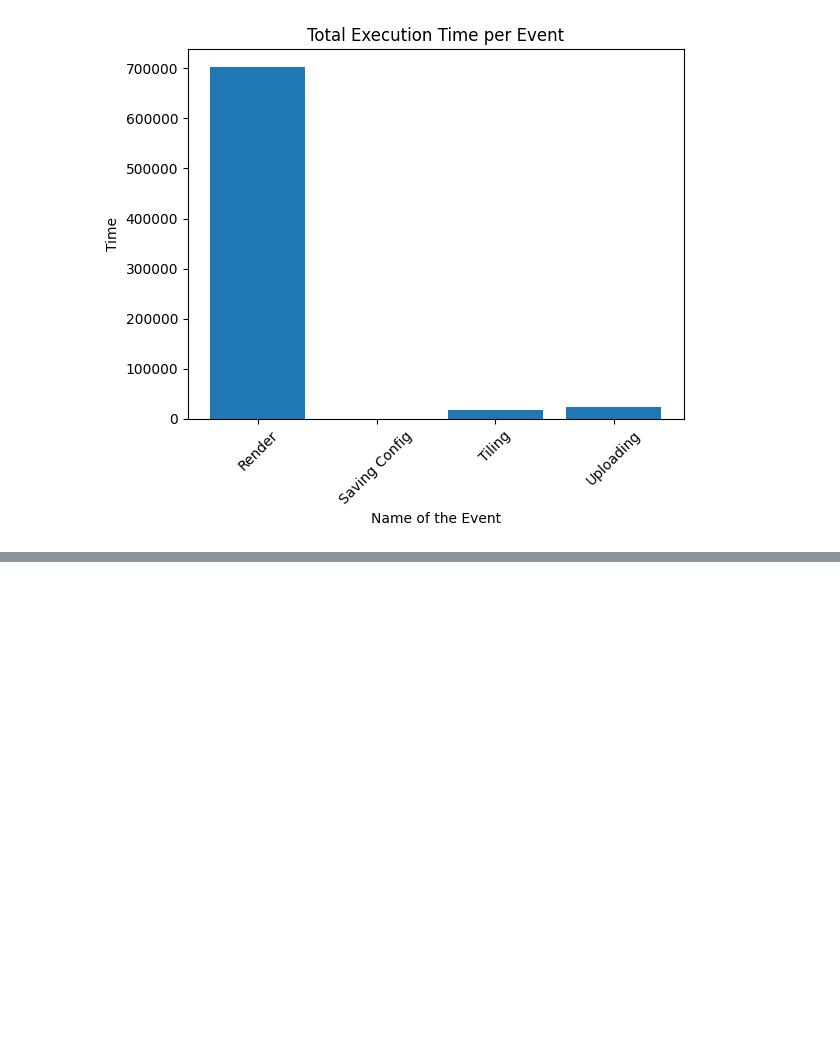
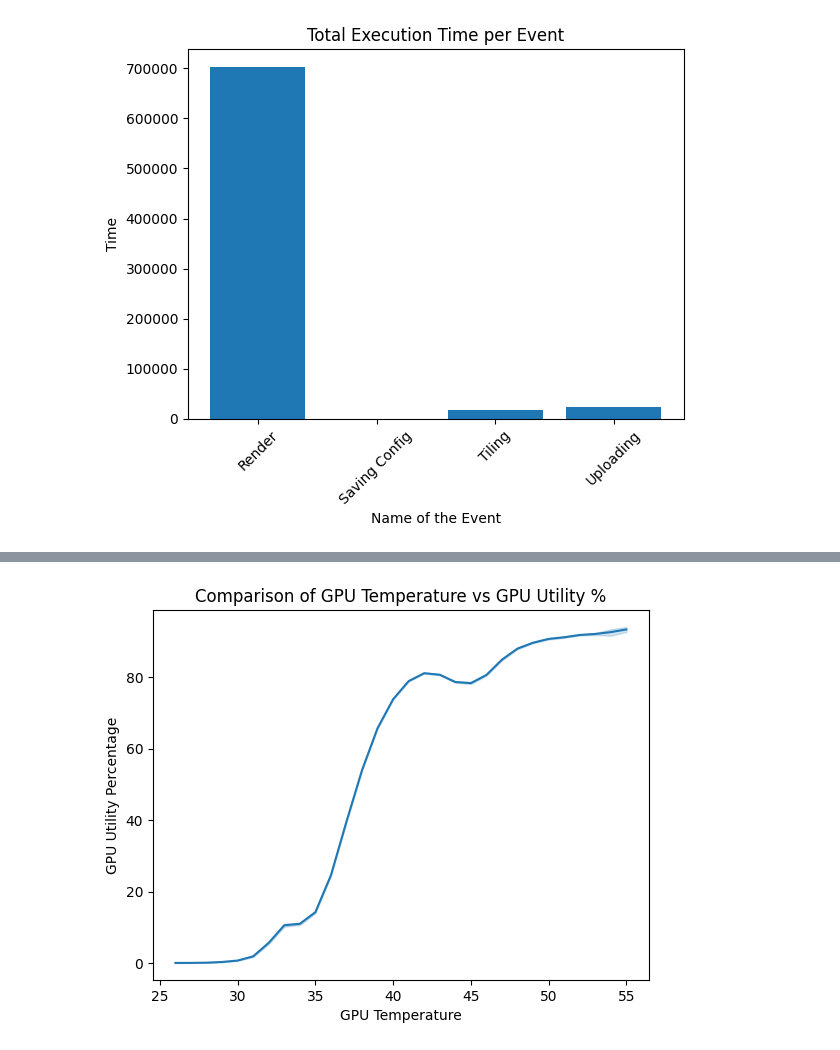
Before and after one commit to Siddhesh7007/220554837_Resit_Cloud_Computing, a Jupyter notebook: Resit_Cloud_Computing.ipynb, the cells around one changed output, grey strips where cells are left out. Cells and saved outputs as stored; diff of their text form; code cells hidden in the pictures; blank space fills up the shorter version.

```diff
--- a/Resit_Cloud_Computing.ipynb
+++ b/Resit_Cloud_Computing.ipynb
@@ -261,0 +286,13 @@ variable_b = gpu_df.powerDrawWatt
+# %%
+# Assigning gpu memory utility % and utility % as to variables for plotting
+variable_a= gpu_df.gpuTempC
+variable_b= gpu_df.gpuUtilPerc
+# %%
+#Visualizing the comparison between GPU temperature and GPU utility percentage using a line plot
+sns.lineplot(x=variable_a, y=variable_b)
+plt.xlabel('GPU Temperature')
+plt.ylabel('GPU Utility Percentage')
+plt.title('Comparison of GPU Temperature vs GPU Utility %')
+plt.show()
+# %% [output]
+[figure, added]
```
Also changed, not shown: parts of 12 cells of this notebook.
